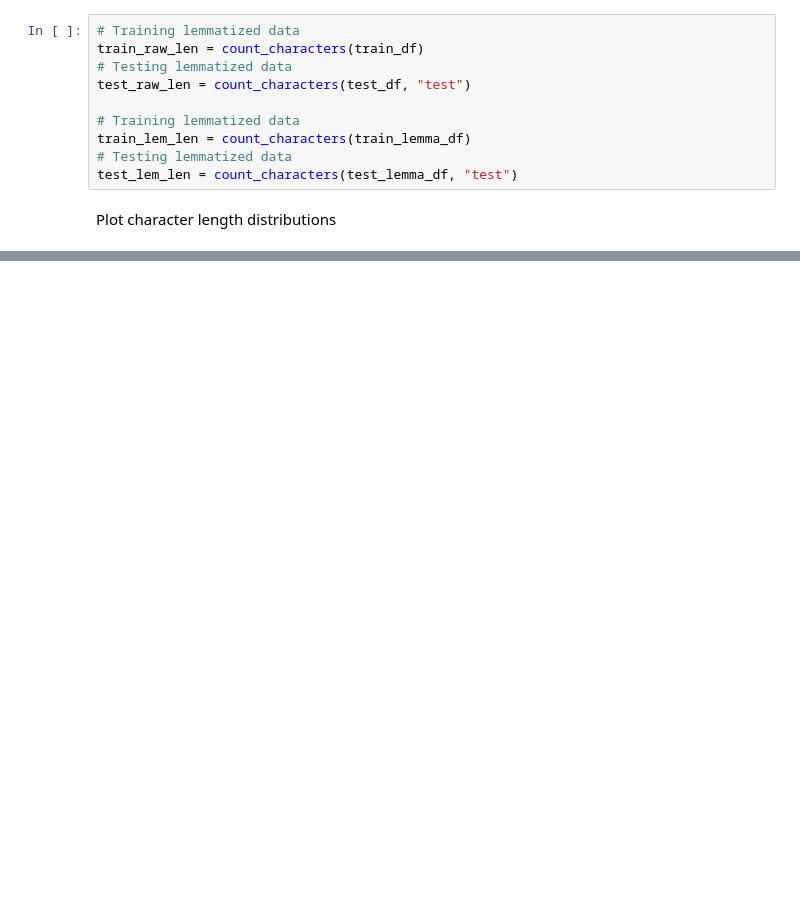
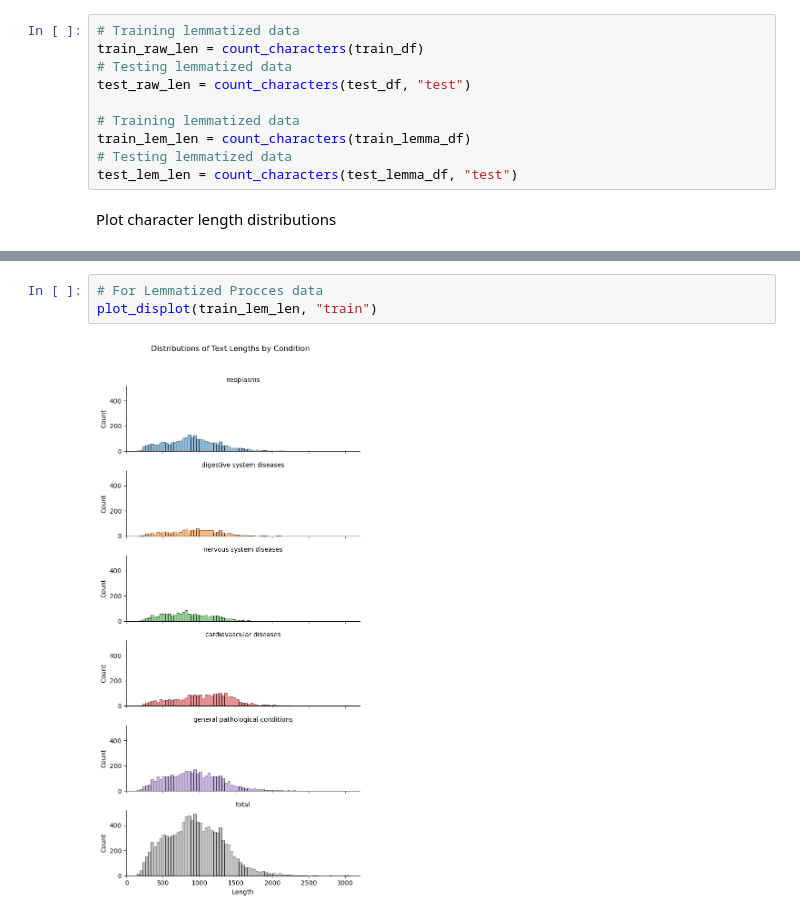
Before and after one commit to drojasca98/Medical-Text-Classification, a Jupyter notebook: python/1_data_exploration.ipynb, the cells around one changed output, grey strips where cells are left out. Cells and saved outputs as stored; diff of their text form; blank space fills up the shorter version.

```diff
--- a/python/1_data_exploration.ipynb
+++ b/python/1_data_exploration.ipynb
@@ -445,2 +464,7 @@ plot_histogram(train_raw_len, "train")
+# %%
+# For Lemmatized Procces data
+plot_displot(train_lem_len, "train")
+# %% [output]
+[figure, added]
 # %%
 # For Raw Testing data
```
Also changed, not shown: parts of 8 cells of this notebook.
